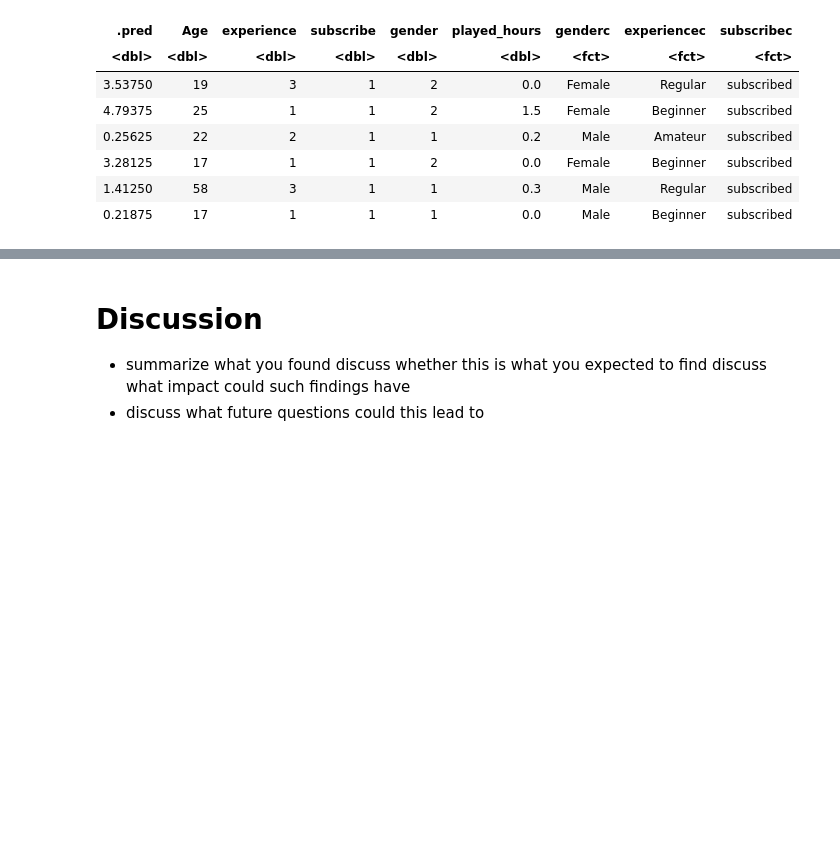
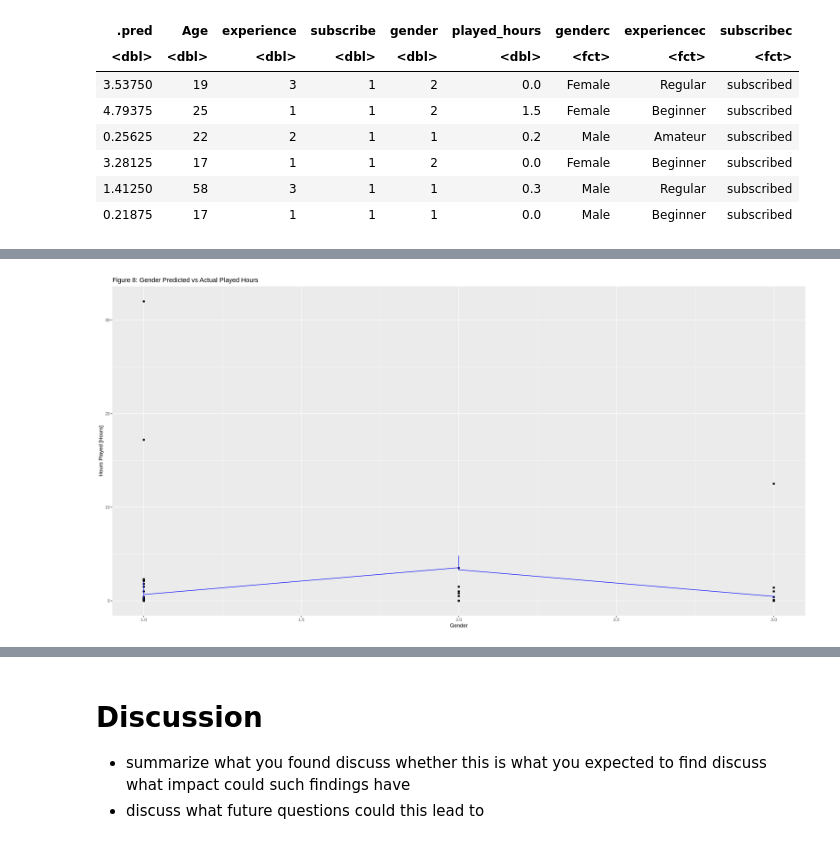
Before and after one commit to ctrl-tiramisu/dsci100-group-008, a Jupyter notebook: group 8 report-Copy1.ipynb, the cells around one changed output, grey strips where cells are left out. Drawn from its saved outputs; the diff is of its cells as text; code cells hidden in the pictures; blank space fills up the shorter version.

```diff
--- a/group 8 report-Copy1.ipynb
+++ b/group 8 report-Copy1.ipynb
@@ -566,0 +590,4 @@ The Predicted vs Actual Played Hours plot reveals that the k-NN regression model
+# %%
+players_pred_plot_gender
+# %% [output]
+[figure, added]
```
Also changed, not shown: parts of 24 cells of this notebook.
